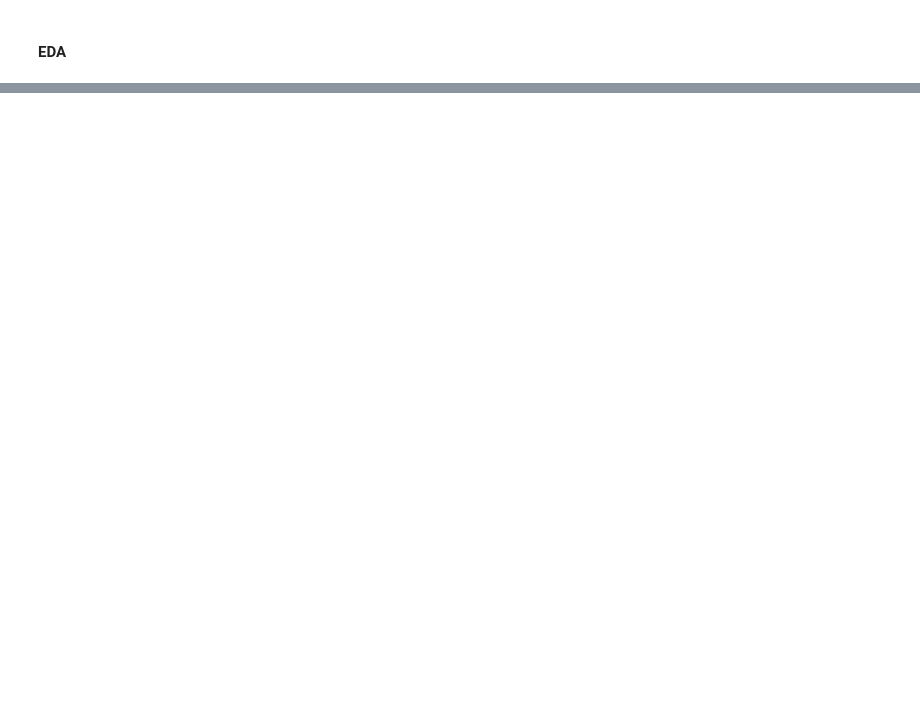
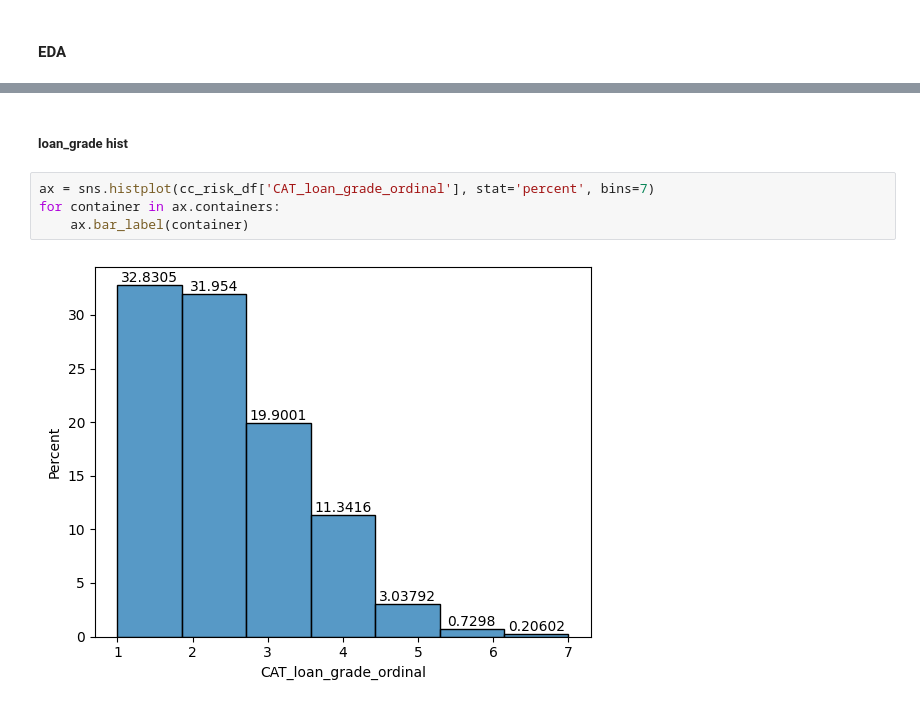
Before and after one commit to andre-bu-gitdev/O2_AI_for_Leaders_dx699, a Jupyter notebook: Milestone_4/M4 Functions.ipynb, the cells around one changed output, grey strips where cells are left out. Cells and saved outputs as stored; diff of their text form; blank space fills up the shorter version.

```diff
--- a/Milestone_4/M4 Functions.ipynb
+++ b/Milestone_4/M4 Functions.ipynb
@@ -1189 +1199,9 @@ cc_risk_df.describe()
 | max | 144.0000 | 6,000,000.0000 | 123.0000 | 35,000.0000 | 23.2200 | 1.0000 | ... |
+# %% [markdown]
+##### loan_grade hist
+# %%
+ax = sns.histplot(cc_risk_df['CAT_loan_grade_ordinal'], stat='percent', bins=7)
+for container in ax.containers:
+    ax.bar_label(container)
+# %% [output]
+[figure, added]
```
Also changed, not shown: parts of 12 cells of this notebook.
